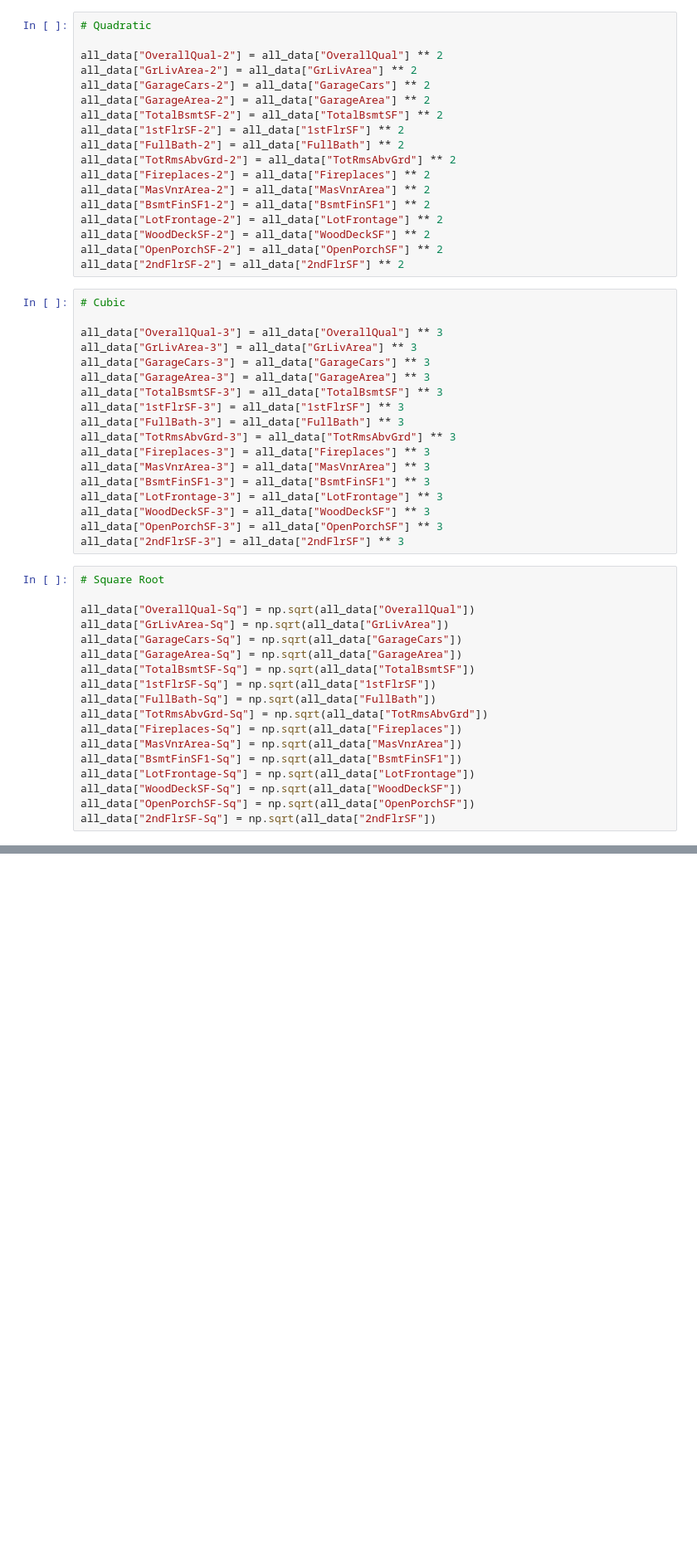
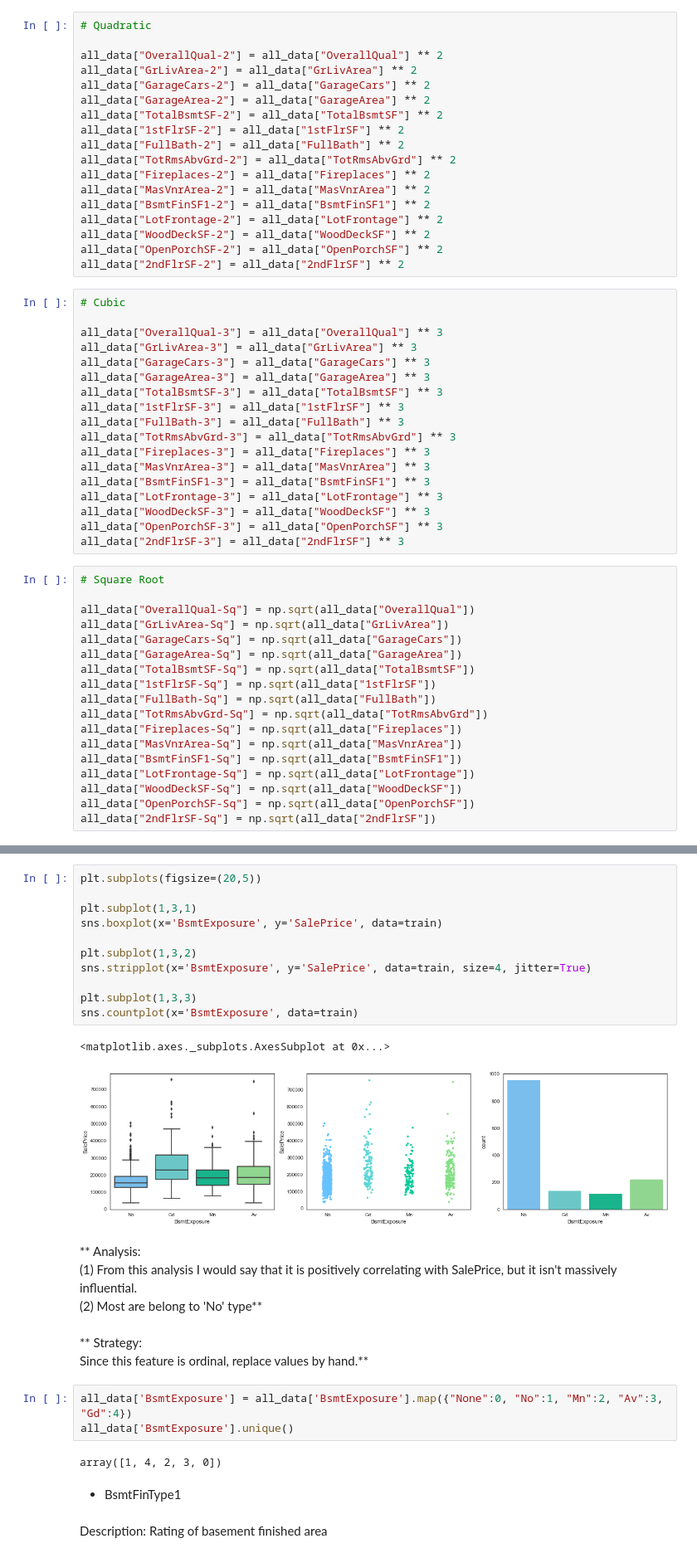
Before and after one commit to Frank-Walker/kaggle_kernel, a Jupyter notebook: House Price Prediction/kernel v 2.0.ipynb, the cells around one changed output, grey strips where cells are left out. Shown at 83% size. Drawn from its saved outputs; the diff is of its cells as text; blank space fills up the shorter version.

```diff
--- a/House Price Prediction/kernel v 2.0.ipynb
+++ b/House Price Prediction/kernel v 2.0.ipynb
@@ -463,0 +522,30 @@ all_data["2ndFlrSF-Sq"] = np.sqrt(all_data["2ndFlrSF"])
+# %%
+plt.subplots(figsize=(20,5))
+
+plt.subplot(1,3,1)
+sns.boxplot(x='BsmtExposure', y='SalePrice', data=train)
+
+plt.subplot(1,3,2)
+sns.stripplot(x='BsmtExposure', y='SalePrice', data=train, size=4, jitter=True)
+
+plt.subplot(1,3,3)
+sns.countplot(x='BsmtExposure', data=train)
+# %% [output]
+<matplotlib.axes._subplots.AxesSubplot at 0x...>
+[figure, added]
+# %% [markdown]
+** Analysis:
+(1) From this analysis I would say that it is positively correlating with SalePrice, but it isn't massively influential.
+(2) Most are belong to 'No' type**
+# %% [markdown]
+** Strategy:
+Since this feature is ordinal, replace values by hand.**
+# %%
+all_data['BsmtExposure'] = all_data['BsmtExposure'].map({"None":0, "No":1, "Mn":2, "Av":3, "Gd":4})
+all_data['BsmtExposure'].unique()
+# %% [output]
+array([1, 4, 2, 3, 0])
+# %% [markdown]
+- BsmtFinType1
+# %% [markdown]
+Description: Rating of basement finished area
```
Also changed, not shown: parts of 61 cells of this notebook.
